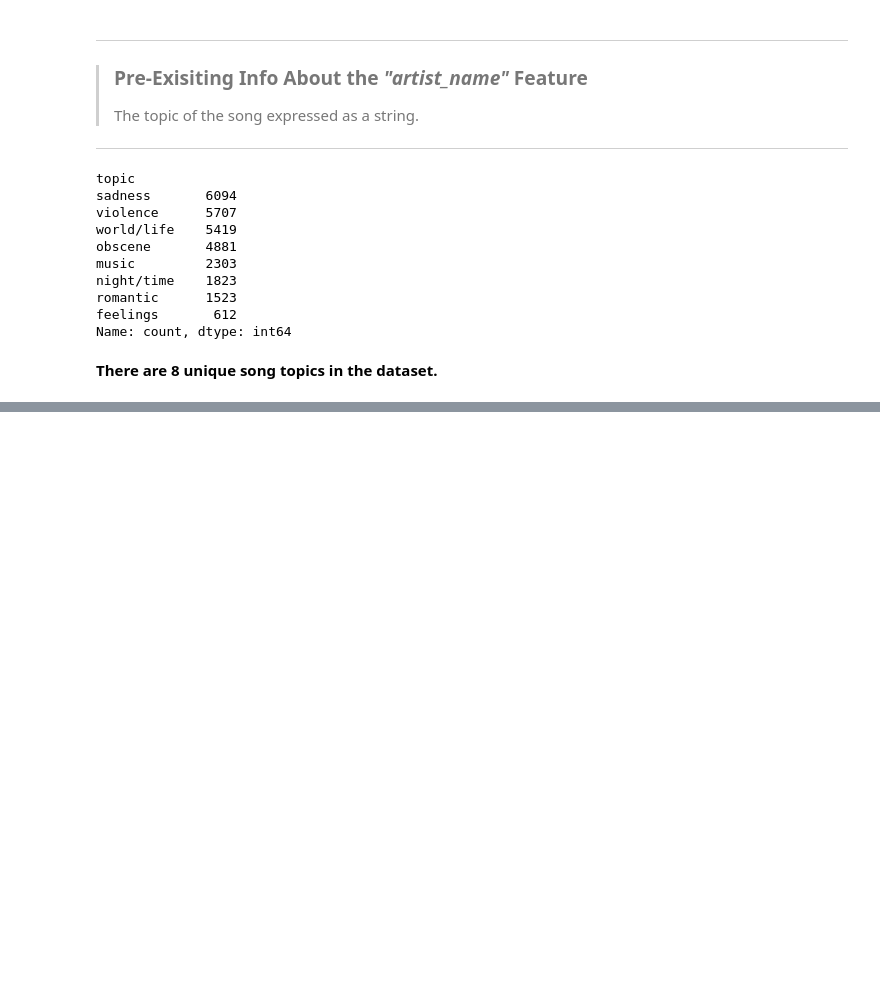
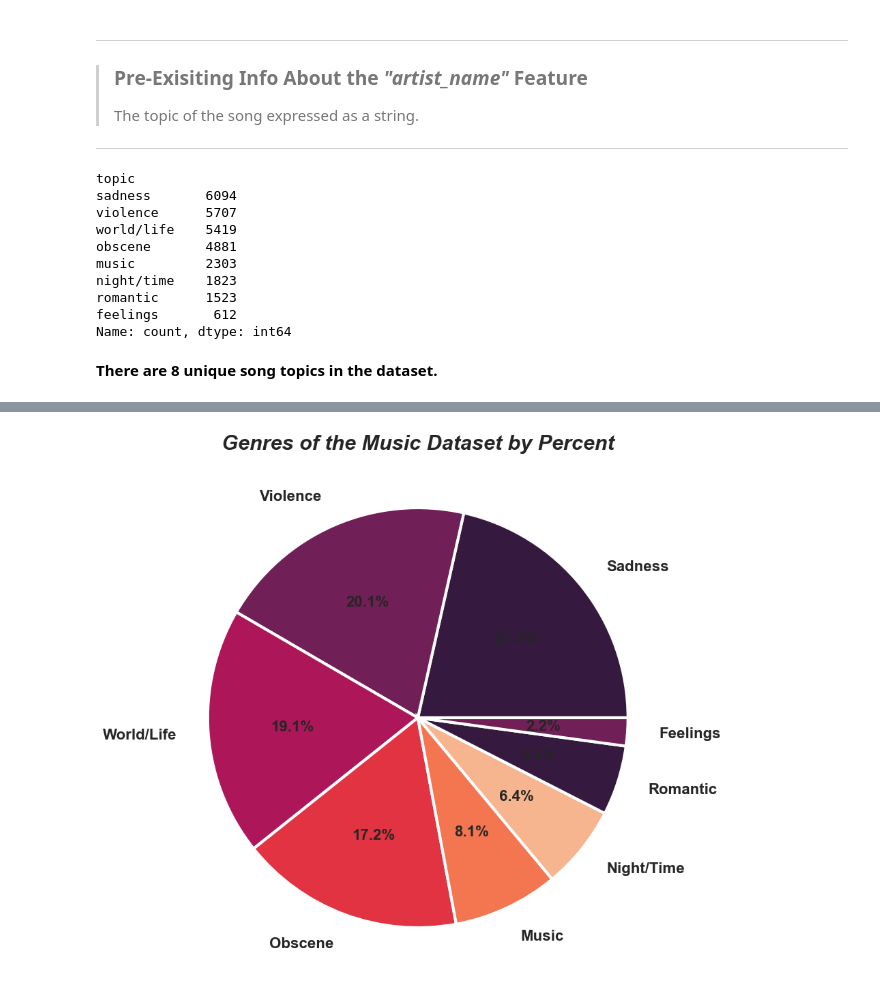
Before and after one commit to thetechleila/Music-Recommendation-Algorithm, a Jupyter notebook: EDA_music.ipynb, the cells around one changed output, grey strips where cells are left out. Saved outputs shown, nothing was run; the diff lists cells and outputs as text; code cells hidden in the pictures; blank space fills up the shorter version.

Commit message:
topic

```diff
--- a/EDA_music.ipynb
+++ b/EDA_music.ipynb
@@ -559,0 +574,16 @@ Name: count, dtype: int64
+# %%
+# Create a pieplot to visualize topics by proportion
+
+topic_df = df["topic"].value_counts().to_frame()
+
+x_topics = ["Sadness", "Violence", "World/Life", "Obscene", "Music", "Night/Time",
+            "Romantic", "Feelings"]
+y_topcounts = [6094, 5707, 5419, 4881, 2303, 1823, 1523, 612]
+
+
+plt.figure(figsize=(10, 10))
+plt.pie(y_topcounts, labels=x_topics, labeldistance=1.15, autopct='%1.1f%%', wedgeprops = { 'linewidth' : 3, 'edgecolor' : 'white' }, textprops={'fontsize': 16, 'weight' : 'bold'})
+plt.title("Genres of the Music Dataset by Percent", fontsize=22, weight='bold', style='italic')
+plt.show()
+# %% [output]
+[figure, added]
```
Also changed, not shown: parts of 3 cells of this notebook, 1 other file.
